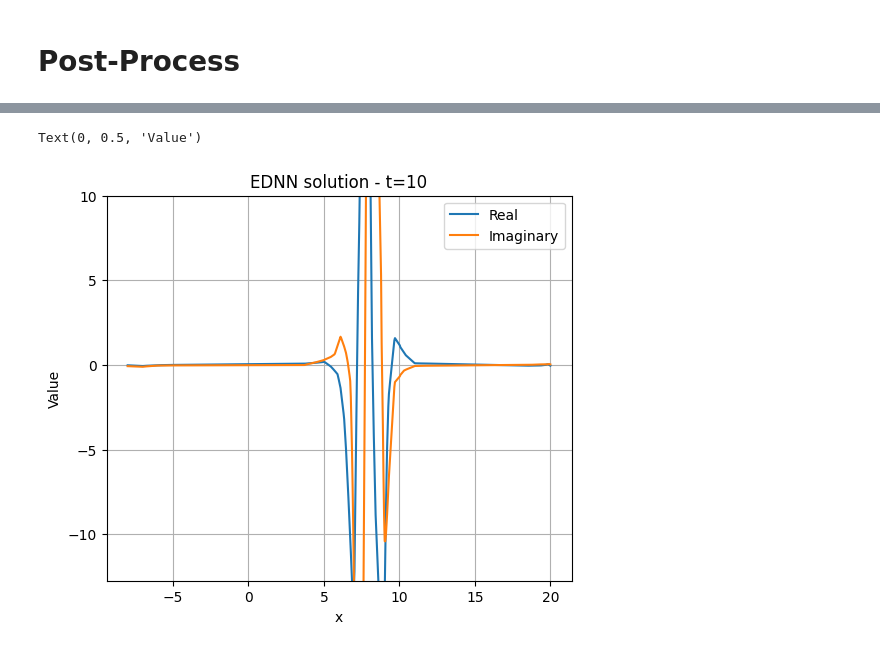
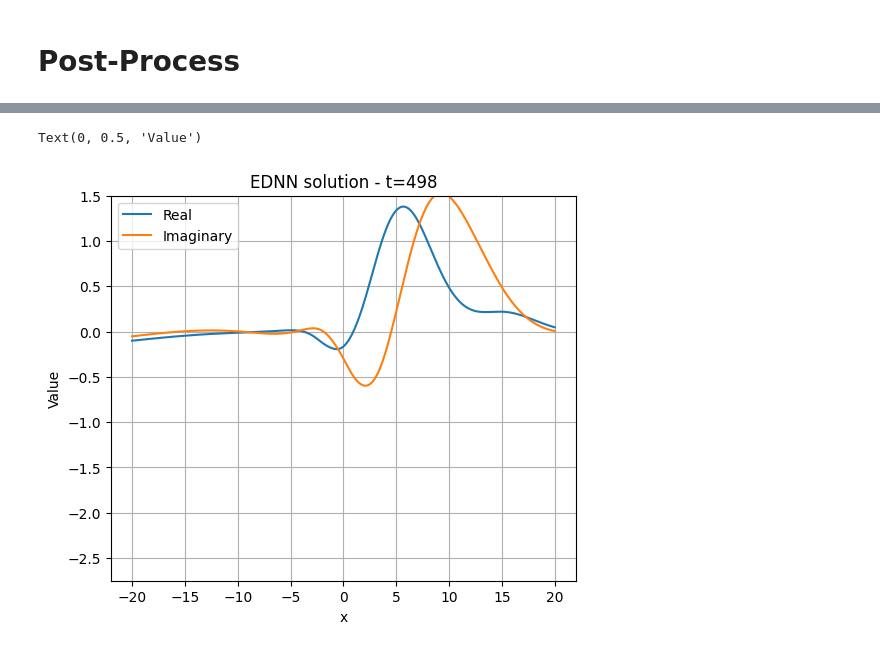
Before and after one commit to Fastaxx/equation-ednn, a Jupyter notebook: ednn_solver/GL_equation/post-process.ipynb, the cells around one changed output, grey strips where cells are left out. Cells and saved outputs as stored; diff of their text form; code cells hidden in the pictures.

```diff
--- a/ednn_solver/GL_equation/post-process.ipynb
+++ b/ednn_solver/GL_equation/post-process.ipynb
@@ -6,7 +6,7 @@ import os
 import glob
 from natsort import natsorted
 # %%
-Nx = 1000
+Nx = 500
 x1 = -20.0
 x2 = 20
 X  = np.linspace(x1,x2,num=Nx, dtype=np.float32)
@@ -116,23 +122,23 @@ for i in range(1,len(u_list)):
 # %%
-u = np.load(u_list[400],allow_pickle=True)
-v = np.load(v_list[400],allow_pickle=True)
+u = np.load(u_list[-1],allow_pickle=True)
+v = np.load(v_list[-1],allow_pickle=True)
 fig = plt.figure(figsize=(6,5))
 ax = fig.add_subplot(111)
 ax.grid()
 # Surface Plot
-plt.ylim(-12.75,10)
-ax.plot(X[300:],u[300:])
-ax.plot(X[300:],v[300:])
+plt.ylim(-2.75,1.5)
+ax.plot(X,u)
+ax.plot(X,v)
 
 ax.legend(['Real', 'Imaginary'])
 
 # Labels
-plt.title("EDNN solution - t=10")
+plt.title("EDNN solution - t={}".format(len(u_list)))
 ax.set_xlabel('x')
 ax.set_ylabel('Value')
 # %% [output]
 Text(0, 0.5, 'Value')
-[figure, old version]
+[figure, new version]
 # %%
 z = np.stack([np.load(u_list[i],allow_pickle=True) for i in range(len(u_list))])
 # %%
```
Also changed, not shown: parts of 14 cells of this notebook, 3 other files.
